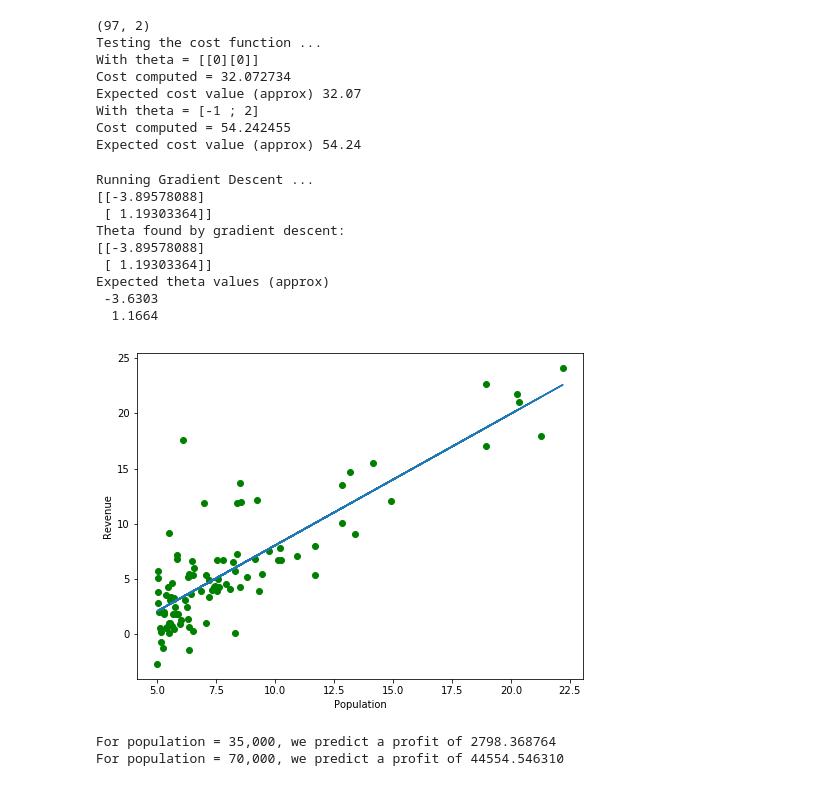
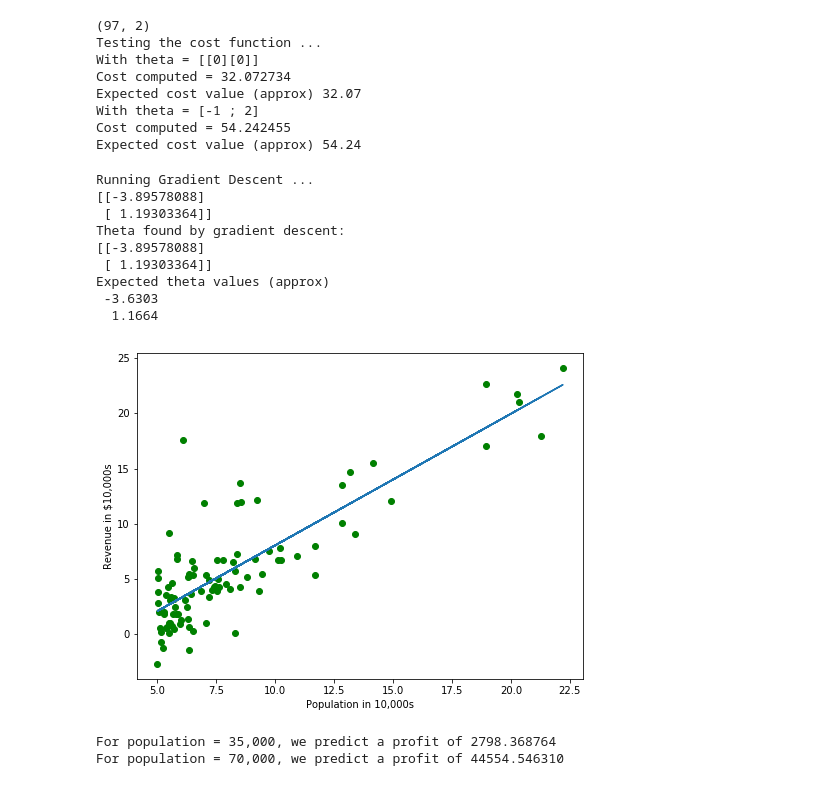
Before and after one commit to HebaNAS/Machine-Learning-in-Python, a Jupyter notebook: machine-learning-ex1/LinearRegressionPython/LinearRegression.ipynb, the cells around one changed output. Drawn from its saved outputs; the diff is of its cells as text; code cells hidden in the pictures.

Commit message:
Linear Regression Visualizations

```diff
--- a/machine-learning-ex1/LinearRegressionPython/LinearRegression.ipynb
+++ b/machine-learning-ex1/LinearRegressionPython/LinearRegression.ipynb
@@ -166,35 +166,35 @@ print('Running Gradient Descent ...')
 theta = gradientDescent(X, y, theta, alpha, iterations)[0]
 print(np.asmatrix(theta))
 # print theta to screen
 print('Theta found by gradient descent:')
 print('%s' % np.asmatrix(theta))
 print('Expected theta values (approx)')
 print(' -3.6303\n  1.1664\n\n')
 
 # Plot the linear fit
 fig = plt.figure(figsize=(8, 6))
 plt.scatter(X[:, 1], y, c='green')
 plt.plot(X[:, 1], X @ theta)
-plt.xlabel('Population')
-plt.ylabel('Revenue')
+plt.xlabel('Population in 10,000s')
+plt.ylabel('Revenue in $10,000s')
 #plt.legend('Training data', 'Linear regression')
 plt.show()
 
 # Predict values for population sizes of 35,000 and 70,000
 predict1 = [1, 3.5] @ theta
 print('For population = 35,000, we predict a profit of %f' % (predict1 * 10000))
 predict2 = [1, 7] @ theta
 print('For population = 70,000, we predict a profit of %f' % (predict2 * 10000))
 # %% [output]
 Running Gradient Descent ...
 [[-3.89578088]
  [ 1.19303364]]
 Theta found by gradient descent:
 [[-3.89578088]
  [ 1.19303364]]
 Expected theta values (approx)
  -3.6303
   1.1664
-[figure, old version]
+[figure, new version]
 For population = 35,000, we predict a profit of 2798.368764
 For population = 70,000, we predict a profit of 44554.546310
```
Also changed, not shown: parts of 3 cells of this notebook.
